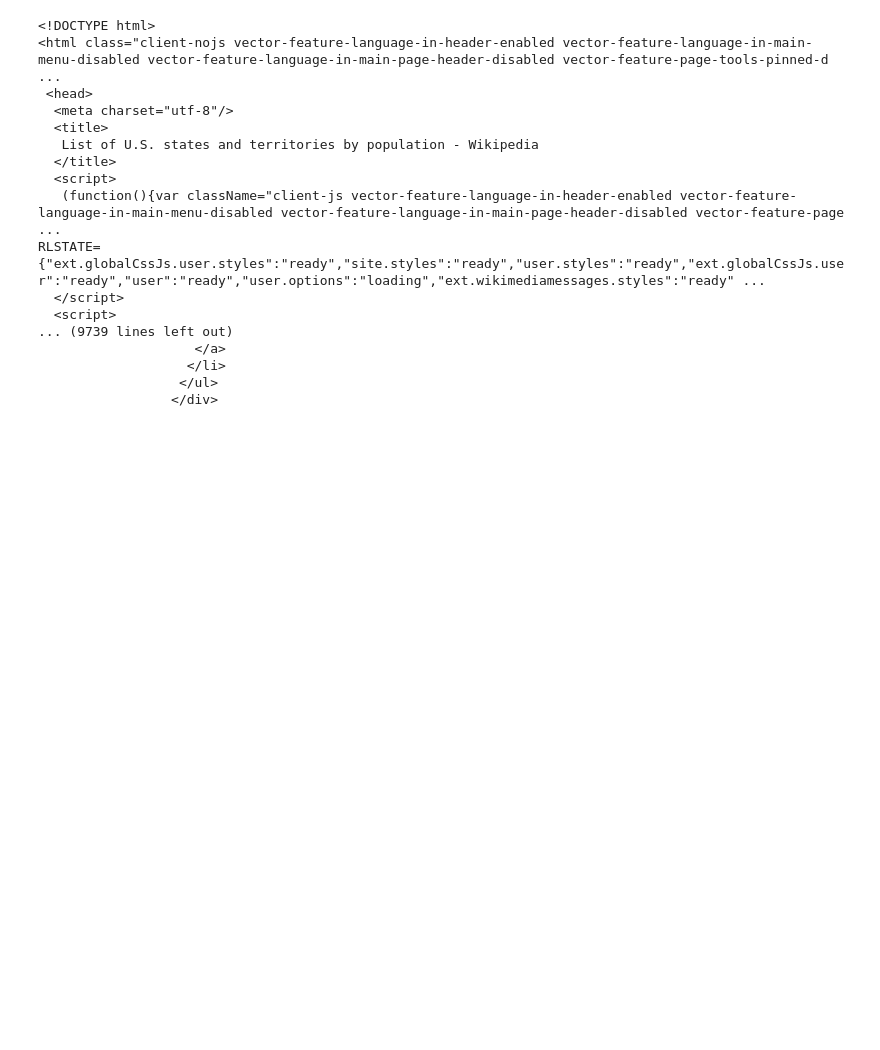
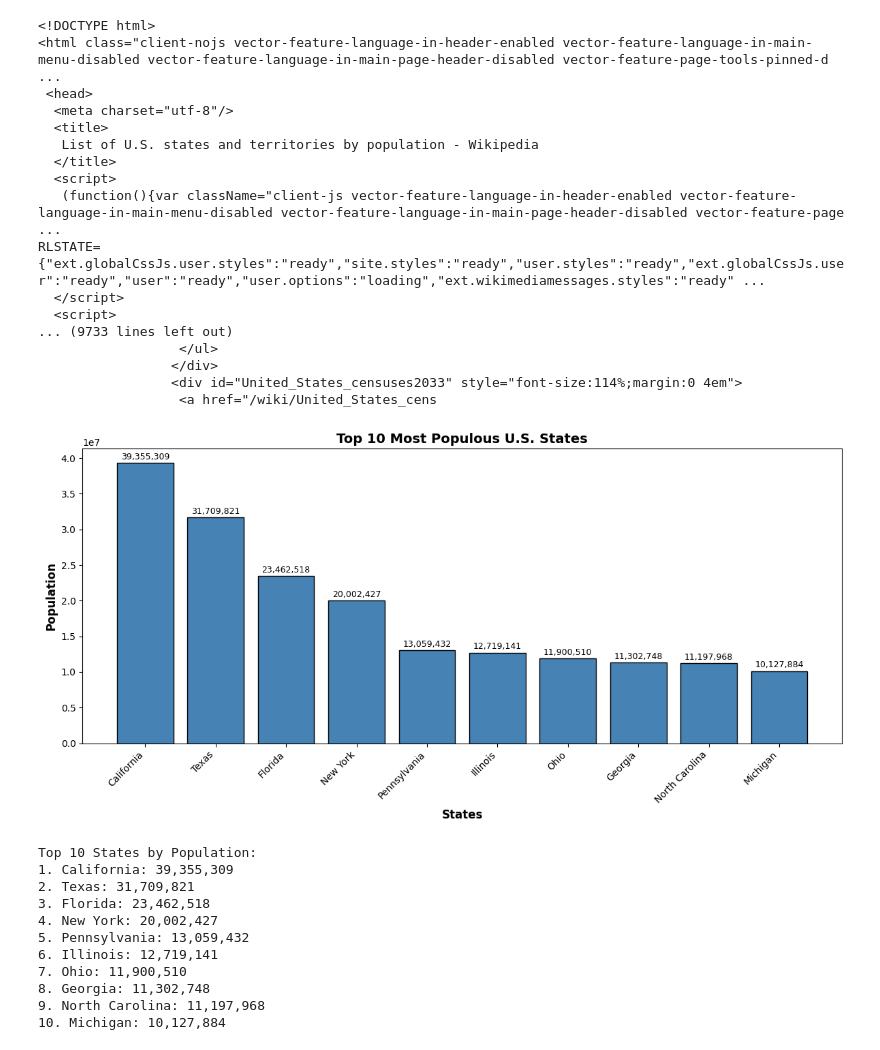
Before and after one commit to oliverwt/groupprojectpython, a Jupyter notebook: CSC221-oliverwt-GroupProject.ipynb, the cells around one changed output. Drawn from its saved outputs; the diff is of its cells as text; code cells hidden in the pictures; blank space fills up the shorter version.

Commit message:
graph

```diff
--- a/CSC221-oliverwt-GroupProject.ipynb
+++ b/CSC221-oliverwt-GroupProject.ipynb
@@ -36,33 +36,90 @@ main_table = tables[0]
 rows = main_table.find_all('tr')
 
 with open ('statepopulations.csv', 'w', newline='', encoding='utf-8') as file:
     writer = csv.writer(file)
 
     for row in rows:
         # Get all header and data cells
         cols = row.find_all(['th', 'td'])
 
         # Extract text from each cell
         cols = [col.get_text(strip=True) for col in cols]
 
         # Write row to CSV (skip empty rows if you want)
         if cols:
             writer.writerow(cols)
+
+import matplotlib.pyplot as plt
+
+states = []
+populations = []
+
+with open('statepopulations.csv', 'r', encoding='utf-8') as file:
+    reader = csv.reader(file)
+    next(reader)  # Skip header row
+
+    for row in reader:
+        if len(row) >= 2:
+            state_name = row[0]
+            try:
+                pop_str = row[1].replace(',', '')
+                population = int(pop_str)
+                states.append(state_name)
+                populations.append(population)
+            except (ValueError, IndexError):
+                continue
+
+# Create bar graph for top 10 states
+top_n = 10
+top_states = states[:top_n]
+top_populations = populations[:top_n]
+
+plt.figure(figsize=(12, 6))
+plt.bar(top_states, top_populations, color='steelblue', edgecolor='black')
+
+plt.xlabel('States', fontsize=12, fontweight='bold')
+plt.ylabel('Population', fontsize=12, fontweight='bold')
+plt.title(f'Top {top_n} Most Populous U.S. States', fontsize=14, fontweight='bold')
+plt.xticks(rotation=45, ha='right')
+
+for i, (state, pop) in enumerate(zip(top_states, top_populations)):
+    plt.text(i, pop + 500000, f'{pop:,}', ha='center', fontsize=9)
+
+plt.tight_layout()
+plt.savefig('state_population_bargraph.png', dpi=300)
+print("Bar graph saved as 'state_population_bargraph.png'")
+plt.show()
+
+print(f"\nTop 10 States by Population:")
+for i, (state, pop) in enumerate(zip(top_states, top_populations), 1):
+    print(f"{i}. {state}: {pop:,}")
 # %% [output]
 <!DOCTYPE html>
 <html class="client-nojs vector-feature-language-in-header-enabled vector-feature-language-in-main-menu-disabled vector-feature-language-in-main-page-header-disabled vector-feature-page-tools-pinned-d ...
  <head>
   <meta charset="utf-8"/>
   <title>
    List of U.S. states and territories by population - Wikipedia
   </title>
   <script>
    (function(){var className="client-js vector-feature-language-in-header-enabled vector-feature-language-in-main-menu-disabled vector-feature-language-in-main-page-header-disabled vector-feature-page ...
 RLSTATE={"ext.globalCssJs.user.styles":"ready","site.styles":"ready","user.styles":"ready","ext.globalCssJs.user":"ready","user":"ready","user.options":"loading","ext.wikimediamessages.styles":"ready" ...
   </script>
   <script>
-... (9739 lines left out)
-                    </a>
-                   </li>
+... (9733 lines left out)
                   </ul>
                  </div>
+                 <div id="United_States_censuses2033" style="font-size:114%;margin:0 4em">
+                  <a href="/wiki/United_States_cens
+[figure, added]
+Top 10 States by Population:
+1. California: 39,355,309
+2. Texas: 31,709,821
+3. Florida: 23,462,518
+4. New York: 20,002,427
+5. Pennsylvania: 13,059,432
+6. Illinois: 12,719,141
+7. Ohio: 11,900,510
+8. Georgia: 11,302,748
+9. North Carolina: 11,197,968
+10. Michigan: 10,127,884
```
Also changed, not shown: 1 other file.
